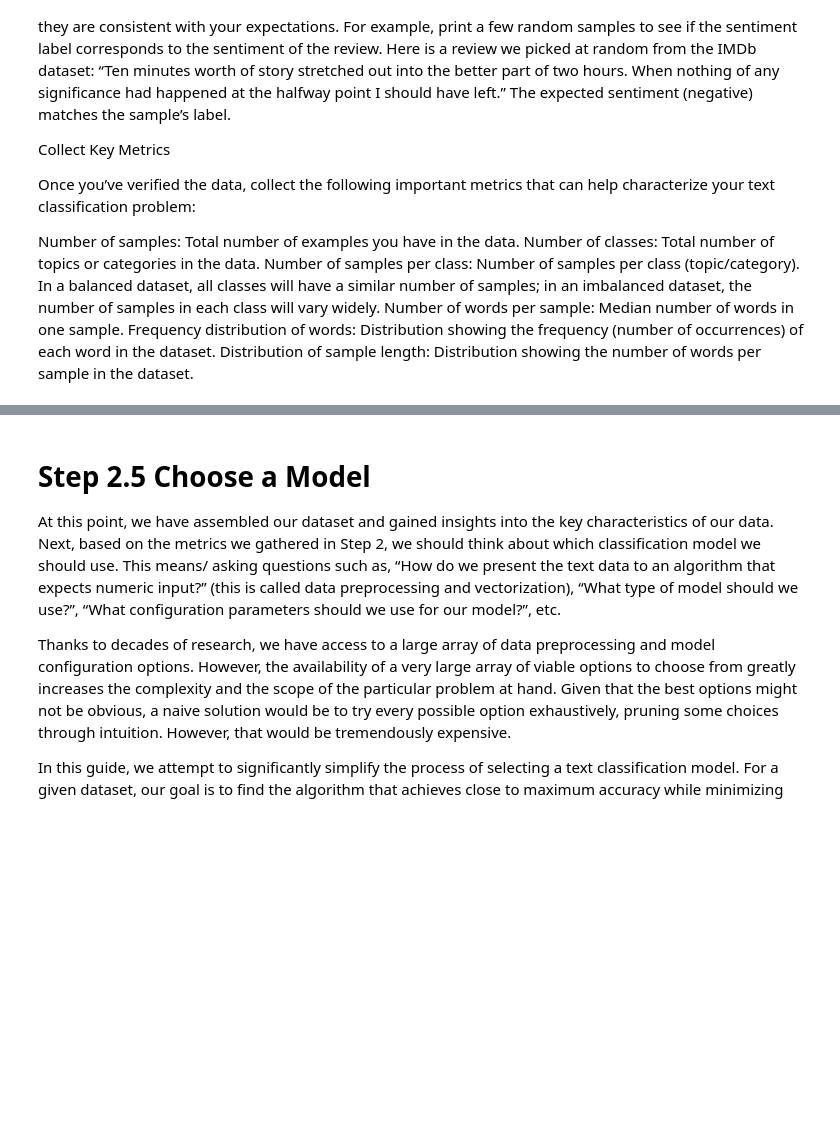
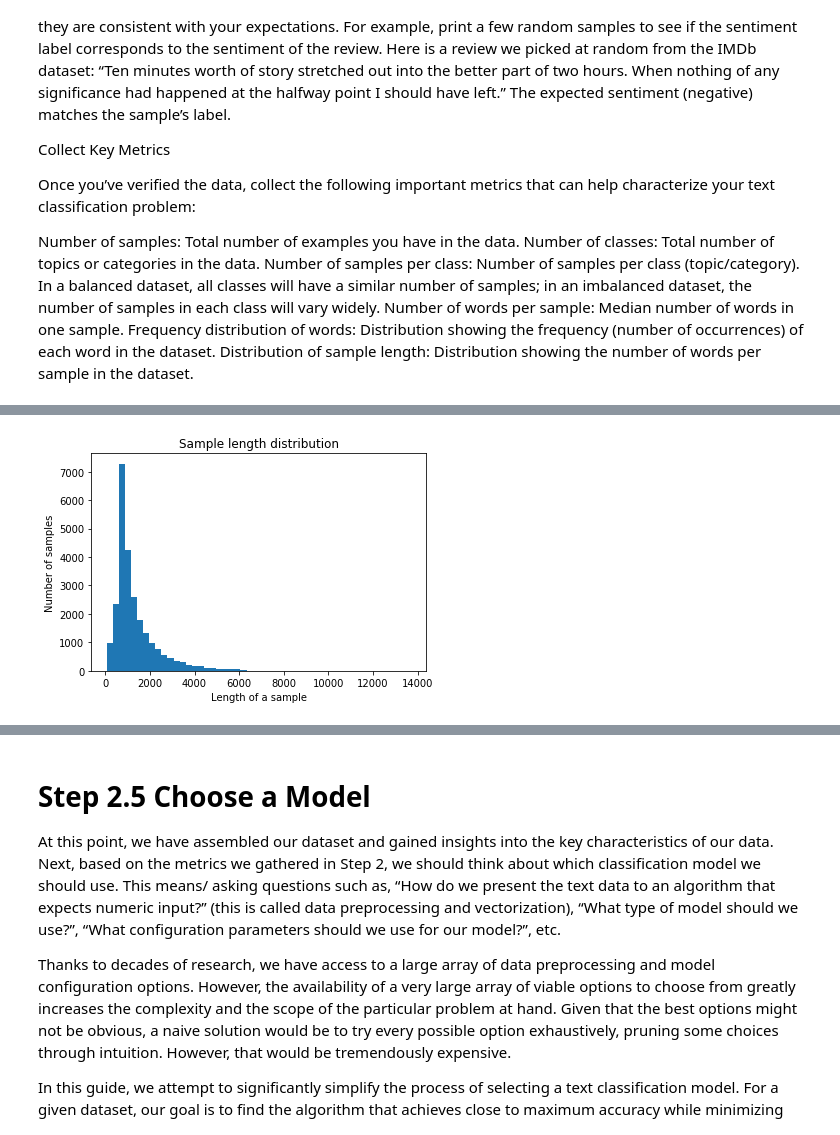
Before and after one commit to MysticMonika/TextClassification, a Jupyter notebook: TextClassification.ipynb, the cells around one changed output, grey strips where cells are left out. Drawn from its saved outputs; the diff is of its cells as text; code cells hidden in the pictures; blank space fills up the shorter version.

```diff
--- a/TextClassification.ipynb
+++ b/TextClassification.ipynb
@@ -221,0 +213,4 @@ plot_sample_length_distribution('25')
+# %%
+plot_sample_length_distribution(a[0])
+# %% [output]
+[figure, added]
```
Also changed, not shown: parts of 19 cells of this notebook.
